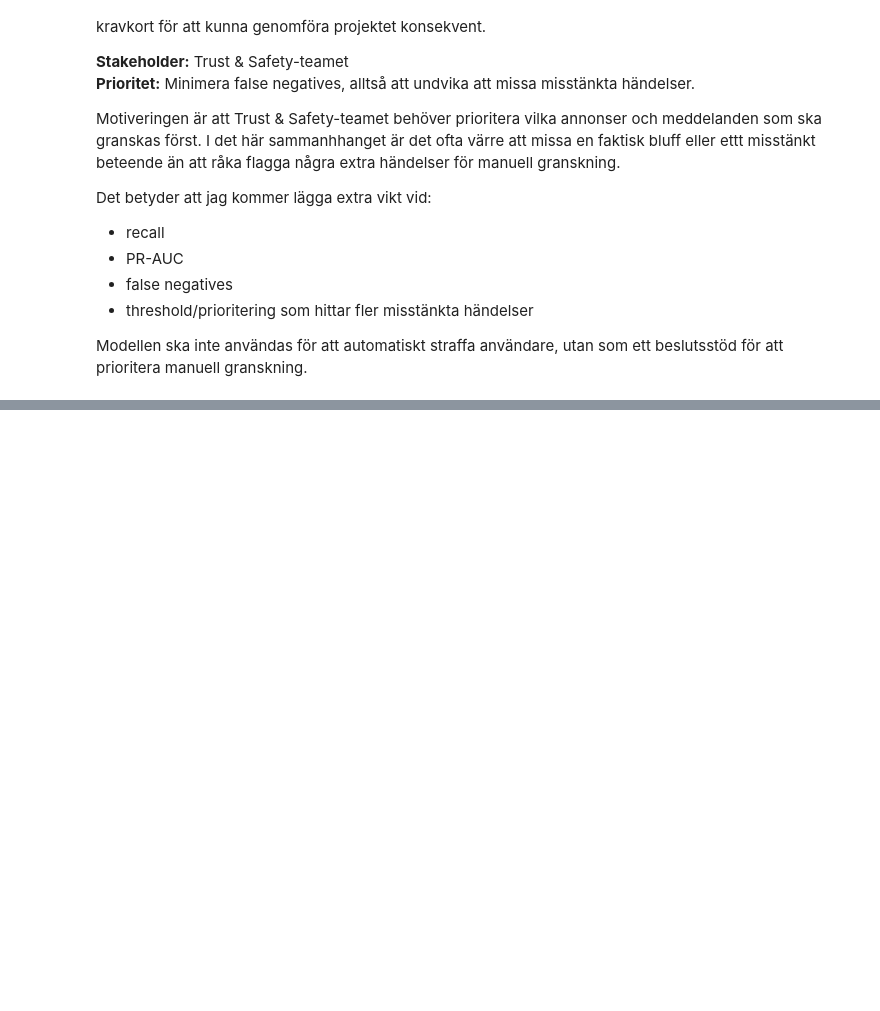
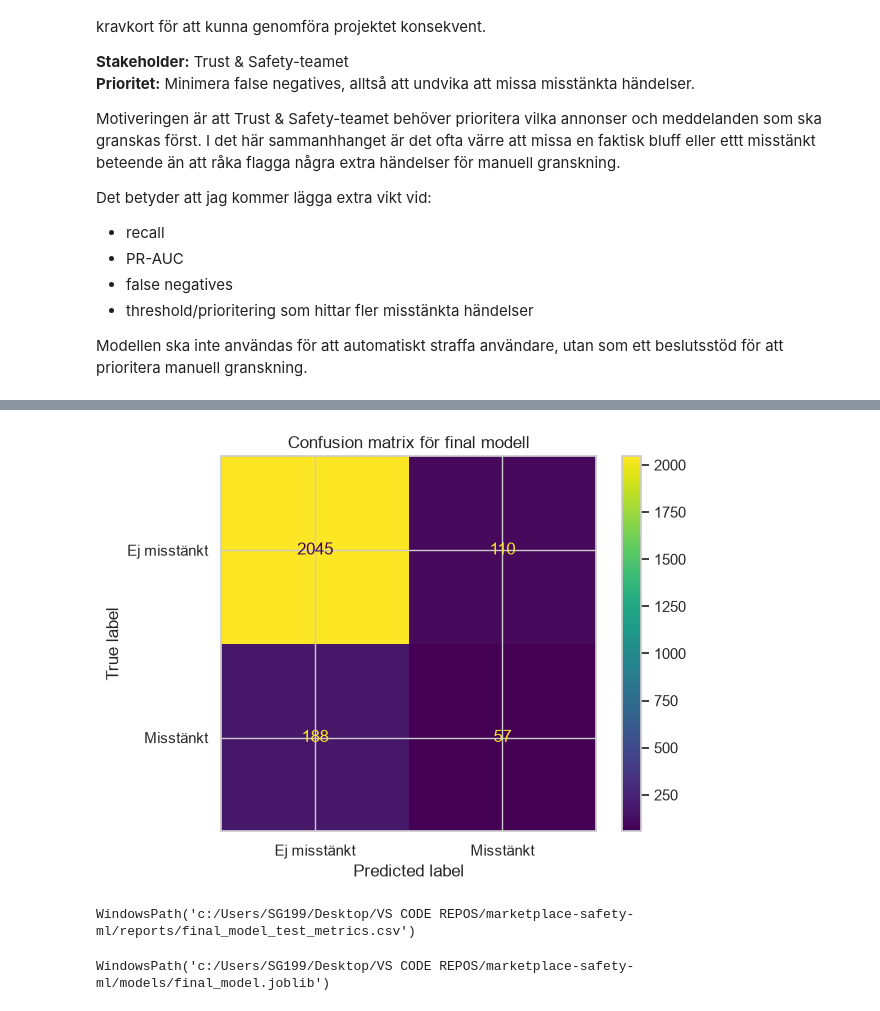
Before and after one commit to SoroushGReza/marketplace-safety-ml, a Jupyter notebook: notebooks/report.ipynb, the cells around one changed output, grey strips where cells are left out. Cells and saved outputs as stored; diff of their text form; code cells hidden in the pictures; blank space fills up the shorter version.

Commit message:
Tune and evaluate final logistic regression model

```diff
--- a/notebooks/report.ipynb
+++ b/notebooks/report.ipynb
@@ -530,0 +546,11 @@ Modellen ska inte användas för att automatiskt straffa användare, utan som et
+# %%
+final_model_pipeline = Pipeline(steps=[
+    ("preprocessor", preprocessor),
+    ("model", LogisticRegression(
+        max_iter=1000,
+        solver="liblinear",
+        random_state=RANDOM_STATE
+    ))
+])
+
+final_model_pipeline
@@ -530,0 +660,4 @@ Modellen ska inte användas för att automatiskt straffa användare, utan som et
+# %%
+best_model = grid_search.best_estimator_
+
+best_model
@@ -530,0 +682,16 @@ Modellen ska inte användas för att automatiskt straffa användare, utan som et
+# %%
+y_test_pred = best_model.predict(X_test)
+y_test_proba = best_model.predict_proba(X_test)[:, 1]
+
+test_metrics = {
+    "Accuracy": accuracy_score(y_test, y_test_pred),
+    "Precision": precision_score(y_test, y_test_pred),
+    "Recall": recall_score(y_test, y_test_pred),
+    "F1": f1_score(y_test, y_test_pred),
+    "ROC-AUC": roc_auc_score(y_test, y_test_proba),
+    "PR-AUC": average_precision_score(y_test, y_test_proba)
+}
+
+test_metrics_df = pd.DataFrame([test_metrics]).round(3)
+
+test_metrics_df
@@ -530,0 +716,32 @@ Modellen ska inte användas för att automatiskt straffa användare, utan som et
+# %%
+cm = confusion_matrix(y_test, y_test_pred)
+
+disp = ConfusionMatrixDisplay(
+    confusion_matrix=cm,
+    display_labels=["Ej misstänkt", "Misstänkt"]
+)
+
+disp.plot(values_format="d")
+
+plt.title("Confusion matrix för final modell")
+plt.tight_layout()
+plt.savefig(FIGURES_DIR / "final_model_confusion_matrix.png", dpi=150)
+plt.show()
+# %% [output]
+[figure, added]
+# %%
+test_metrics_path = PROJECT_ROOT / "reports" / "final_model_test_metrics.csv"
+
+test_metrics_df.to_csv(test_metrics_path, index=False)
+
+test_metrics_path
+# %% [output]
+WindowsPath('c:/Users/SG199/Desktop/VS CODE REPOS/marketplace-safety-ml/reports/final_model_test_metrics.csv')
+# %%
+model_path = MODELS_DIR / "final_model.joblib"
+
+joblib.dump(best_model, model_path)
+
+model_path
+# %% [output]
+WindowsPath('c:/Users/SG199/Desktop/VS CODE REPOS/marketplace-safety-ml/models/final_model.joblib')
```
Also changed, not shown: parts of 11 cells of this notebook, 4 other files.
